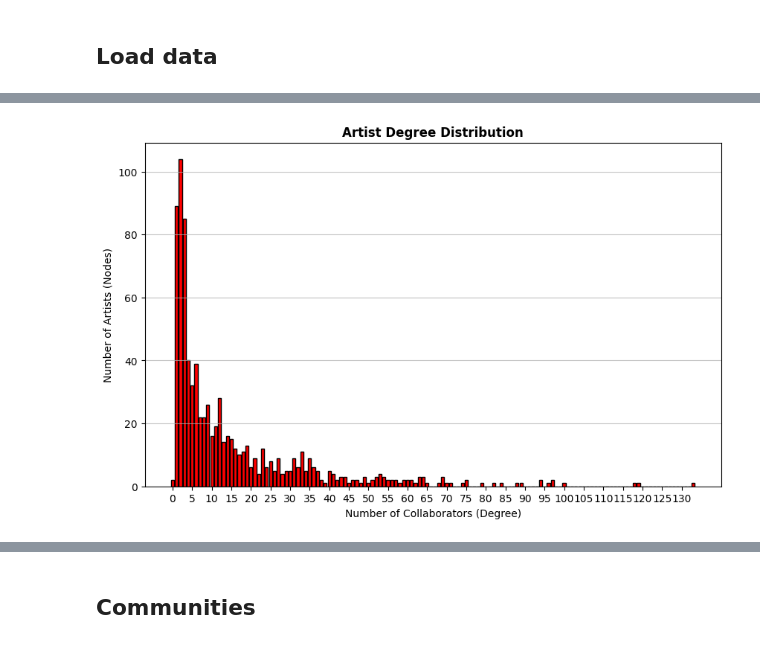
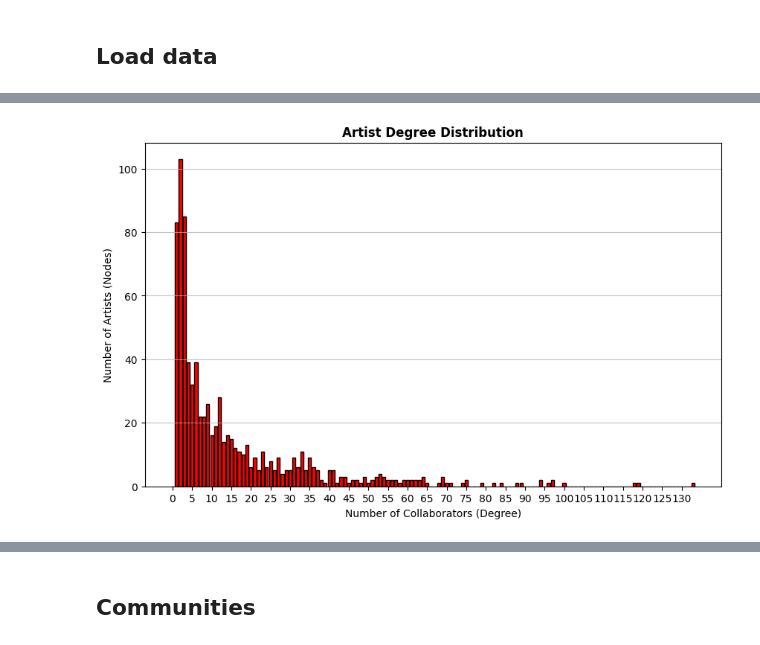
Before and after one commit to Jacopo00811/socialgraphs2025-project, a Jupyter notebook: graph_analysis.ipynb, the cells around one changed output, grey strips where cells are left out. Cells and saved outputs as stored; diff of their text form; code cells hidden in the pictures.

Commit message:
Uncommented graph analysis and test of Plotly plot

```diff
--- a/graph_analysis.ipynb
+++ b/graph_analysis.ipynb
@@ -20,14 +24,4 @@ def load_checkpoint(filename):
 # %% [markdown]
 ## Load data
 # %%
-data_cleaned = load_checkpoint('data_final_cleaned_depth_2.pkl')
-graph_cleaned = data_cleaned['graph']
-node_attributes = data_cleaned['node_attributes']
-G = nx.Graph(graph_cleaned)
-nx.set_node_attributes(G, node_attributes)
-
-data_cleaned_depth_3 = load_checkpoint('data_final_cleaned_depth_3.pkl')
-graph_cleaned_depth_3 = data_cleaned_depth_3['graph']
-node_attributes_depth_3 = data_cleaned_depth_3['node_attributes']
-G_depth_3 = nx.Graph(graph_cleaned_depth_3)
-nx.set_node_attributes(G_depth_3, node_attributes_depth_3)
+G = pickle.load(open('graph_depth_2.pkl', 'rb'))
@@ -33,0 +30,4 @@ nx.set_node_attributes(G_depth_3, node_attributes_depth_3)
+# %%
+print("Nodes before cleaning:", G.number_of_nodes())
+G = G.subgraph(max(nx.connected_components(G), key=len)).copy()
+print("Nodes after cleaning:", G.number_of_nodes())
@@ -80,14 +81,14 @@ Fourth artist with most neighbors: Lil Wayne with 299 neighbors
 # %%
 degree_counts = nx.degree_histogram(G)
-degrees = range(len(degree_counts))
+degrees_range = range(len(degree_counts))
 
 plt.figure(figsize=(10, 6))
-plt.bar(degrees, degree_counts, color='red', edgecolor='black')
+plt.bar(degrees_range, degree_counts, color='red', edgecolor='black')
 plt.title('Artist Degree Distribution', fontweight='bold')
 plt.xlabel('Number of Collaborators (Degree)')
 plt.ylabel('Number of Artists (Nodes)')
-plt.xticks(range(0, len(degrees), 5))
+plt.xticks(range(0, len(degrees_range), 5))
 plt.grid(axis='y', alpha=0.75)
 plt.show()
 # %% [output]
-[figure, old version]
+[figure, new version]
```
Also changed, not shown: parts of 28 cells of this notebook, 3 other files.
